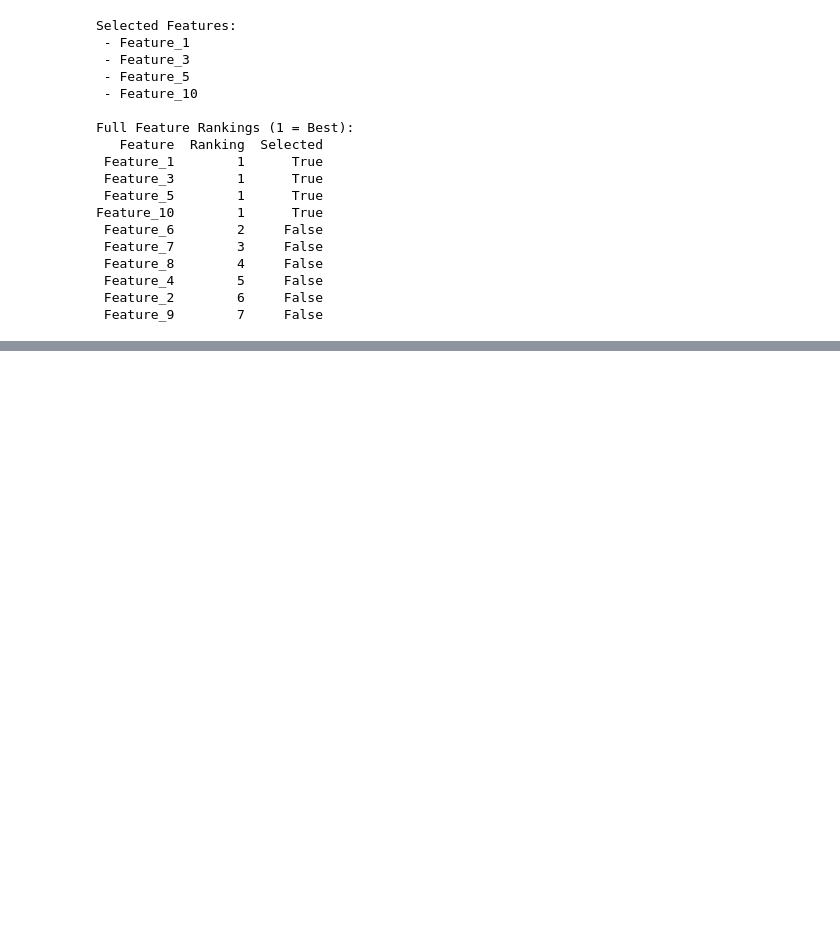
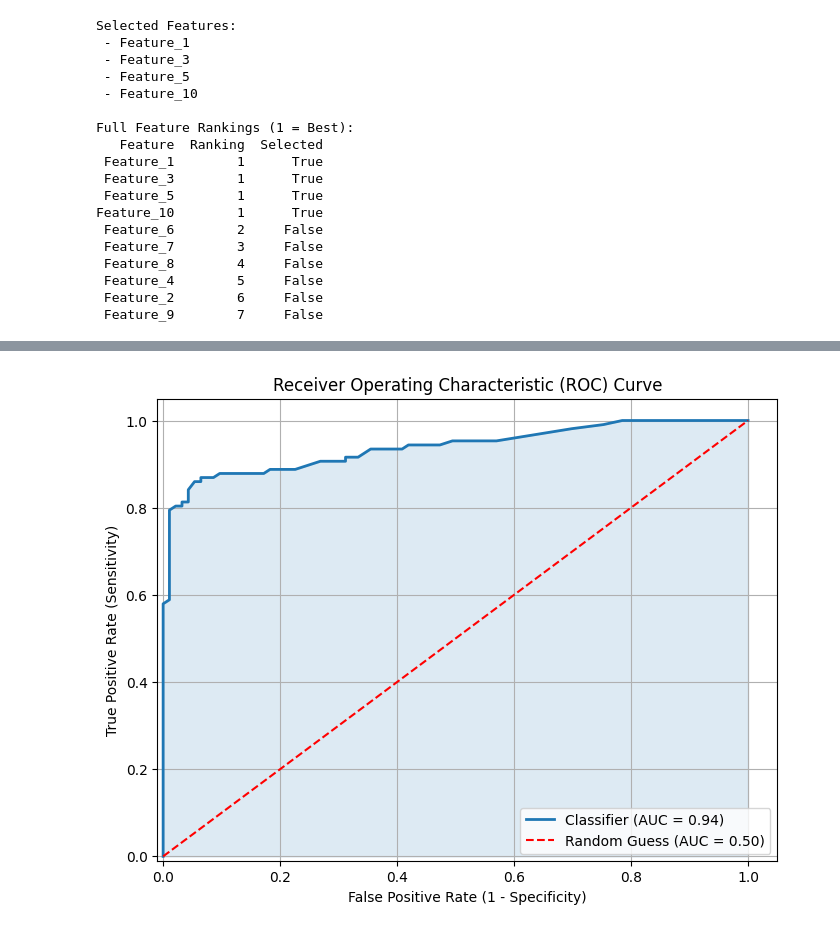
Before and after one commit to amroatefelshafey/AI_Labs, a Jupyter notebook: Scratch/scratch.ipynb, the cells around one changed output, grey strips where cells are left out. Saved outputs shown, nothing was run; the diff lists cells and outputs as text; code cells hidden in the pictures; blank space fills up the shorter version.

Commit message:
Implement ROC and AUC for Random Forest Classifier

```diff
--- a/Scratch/scratch.ipynb
+++ b/Scratch/scratch.ipynb
@@ -59,3 +59,70 @@ Feature_10        1      True
  Feature_4        5     False
  Feature_2        6     False
  Feature_9        7     False
+# %%
+import matplotlib.pyplot as plt
+import numpy as np
+from sklearn.datasets import make_classification
+from sklearn.model_selection import train_test_split
+from sklearn.ensemble import RandomForestClassifier
+from sklearn.metrics import roc_curve, roc_auc_score
+
+# 1. Generate a synthetic binary classification dataset
+X, y = make_classification(
+    n_samples=1000,
+    n_features=20,
+    n_classes=2,
+    random_state=42
+)
+
+feature_names = [f"Feature_{i+1}" for i in range(X.shape[1])]
+X_df = pd.DataFrame(X, columns=feature_names)
+y_df = pd.Series(y, name = "Output")
+
+print(X_df)
+print(y_df)
+
+
+# 2. Split into training and testing sets (80% train, 20% test)
+X_train, X_test, y_train, y_test = train_test_split(
+    X, y, test_size=0.2, random_state=42
+)
+
+# 3. Train a Random Forest classifier
+classifier = RandomForestClassifier(n_estimators=100, random_state=42)
+classifier.fit(X_train, y_train)
+
+# 4. Predict probabilities for the positive class (class 1)
+# Note: roc_curve expects prediction probabilities, not binary 0/1 predictions
+y_pred_proba = classifier.predict_proba(X_test)[:, 1]
+
+# 5. Compute ROC curve (FPR, TPR, thresholds) and AUC
+fpr, tpr, thresholds = roc_curve(y_test, y_pred_proba)
+auc_score = roc_auc_score(y_test, y_pred_proba)
+
+print(f"Computed ROC AUC Score: {auc_score:.4f}")
+
+# 6. Plot the ROC Curve
+plt.figure(figsize=(8, 6))
+
+# Plot the model's ROC curve
+plt.plot(fpr, tpr, color='tab:blue', lw=2, label=f'Classifier (AUC = {auc_score:.2f})')
+
+# Fill the area under the curve
+plt.fill_between(fpr, tpr, alpha=0.15, color='tab:blue')
+
+# Plot the random guess line (diagonal)
+plt.plot([0, 1], [0, 1], color='red', lw=1.5, linestyle='--', label='Random Guess (AUC = 0.50)')
+
+# Graph styling
+plt.xlim([-0.01, 1.05])
+plt.ylim([-0.01, 1.05])
+plt.xlabel('False Positive Rate (1 - Specificity)')
+plt.ylabel('True Positive Rate (Sensitivity)')
+plt.title('Receiver Operating Characteristic (ROC) Curve')
+plt.legend(loc="lower right")
+plt.grid(True)
+
+# Show the plot
+plt.show()
+# %% [output]
@@ -61,0 +146 @@ Feature_10        1      True
+[figure, added]
```
Also changed, not shown: parts of 1 cell of this notebook.
